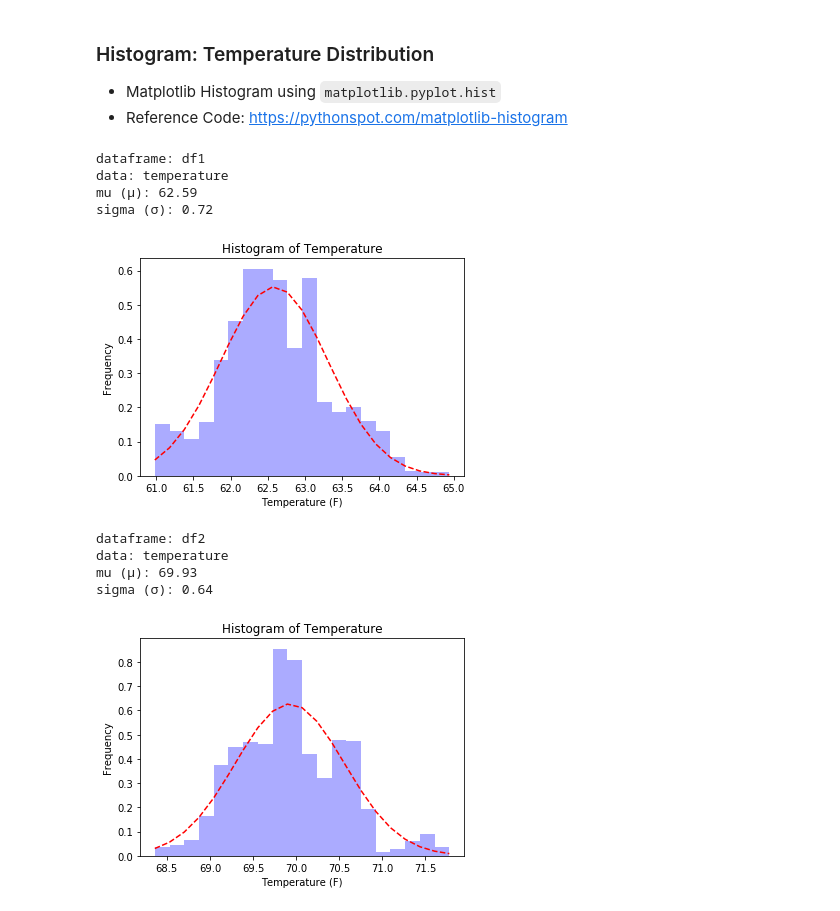
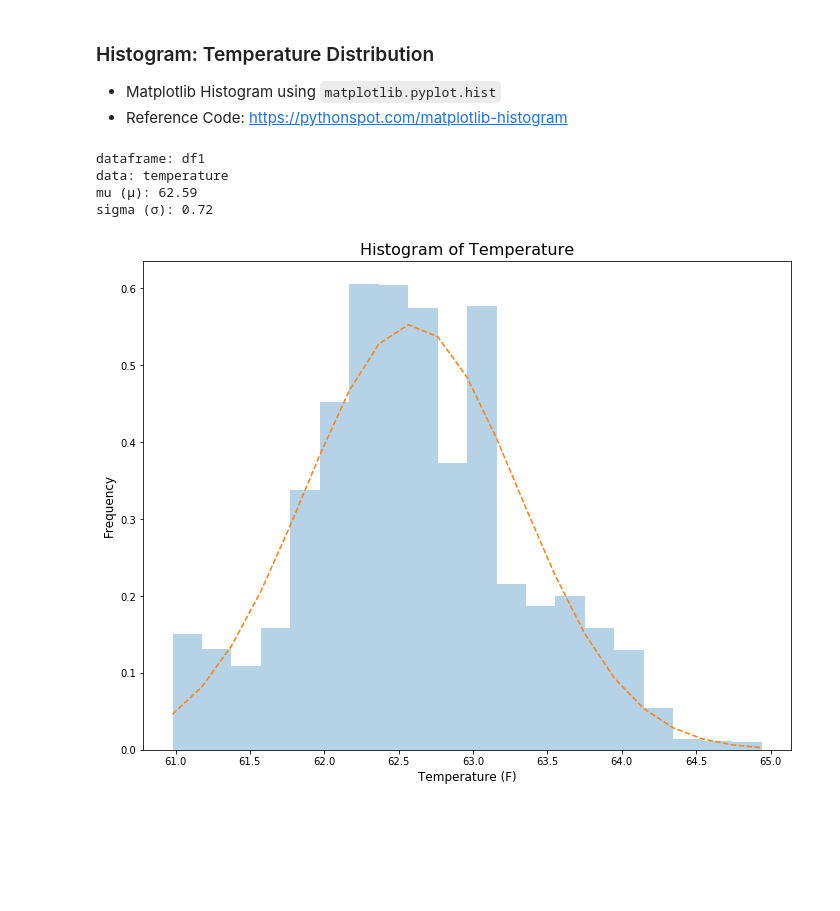
Before and after one commit to garystafford/iot-protobuf-demo, a Jupyter notebook: notebooks/iot_sensor_data.ipynb, the cells around one changed output. Drawn from its saved outputs; the diff is of its cells as text; code cells hidden in the pictures; blank space fills up the shorter version.

```diff
--- a/notebooks/iot_sensor_data.ipynb
+++ b/notebooks/iot_sensor_data.ipynb
@@ -399,66 +503,36 @@ plt.show()
 # %%
 df = df1['temperature']
 
 mu = df.mean() # mean of distribution
 sigma = df.std() # standard deviation of distribution
 x = df # data distribution
 num_bins = 20
 
+plt.subplots(1,1, figsize=(12, 9))
+
 # the histogram of the data
-n, bins, patches = plt.hist(x, num_bins, density=1, facecolor='blue', alpha=0.33)
+n, bins, patches = plt.hist(x, num_bins, density=1, facecolor='C0', alpha=0.33)
 
 # add a 'best fit' line
 y = norm.pdf(bins, mu, sigma)
-plt.plot(bins, y, 'r--')
-plt.xlabel('Temperature (F)')
-plt.ylabel('Frequency')
-plt.title('Histogram of Temperature')
+
+plt.plot(bins, y, 'C1--')
+plt.xlabel('Temperature (F)', fontsize=12)
+plt.ylabel('Frequency', fontsize=12)
+plt.title('Histogram of Temperature', fontsize=16)
 
 # output
 print('dataframe: df1')
 print('data: temperature')
 print('mu (\u03BC): %.2f' % mu)
 print('sigma (\u03C3): %.2f' % sigma)
 
 # tweak spacing to prevent clipping of ylabel
 plt.subplots_adjust(left=0.15)
 plt.show()
 # %% [output]
 dataframe: df1
 data: temperature
 mu (μ): 62.59
 sigma (σ): 0.72
-[figure, old version]
+[figure, new version]
-# %%
-df = df2['temperature']
-
-mu = df.mean() # mean of distribution
-sigma = df.std() # standard deviation of distribution
-x = df # data distribution
-num_bins = 20
-
-# the histogram of the data
-n, bins, patches = plt.hist(x, num_bins, density=1, facecolor='blue', alpha=0.33)
-
-# add a 'best fit' line
-y = norm.pdf(bins, mu, sigma)
-plt.plot(bins, y, 'r--')
-plt.xlabel('Temperature (F)')
-plt.ylabel('Frequency')
-plt.title('Histogram of Temperature')
-
-# output
-print('dataframe: df2')
-print('data: temperature')
-print('mu (\u03BC): %.2f' % mu)
-print('sigma (\u03C3): %.2f' % sigma)
-
-# tweak spacing to prevent clipping of ylabel
-plt.subplots_adjust(left=0.15)
-plt.show()
-# %% [output]
-dataframe: df2
-data: temperature
-mu (μ): 69.93
-sigma (σ): 0.64
-[figure, removed]
```
Also changed, not shown: parts of 22 cells of this notebook, 1 other file.
